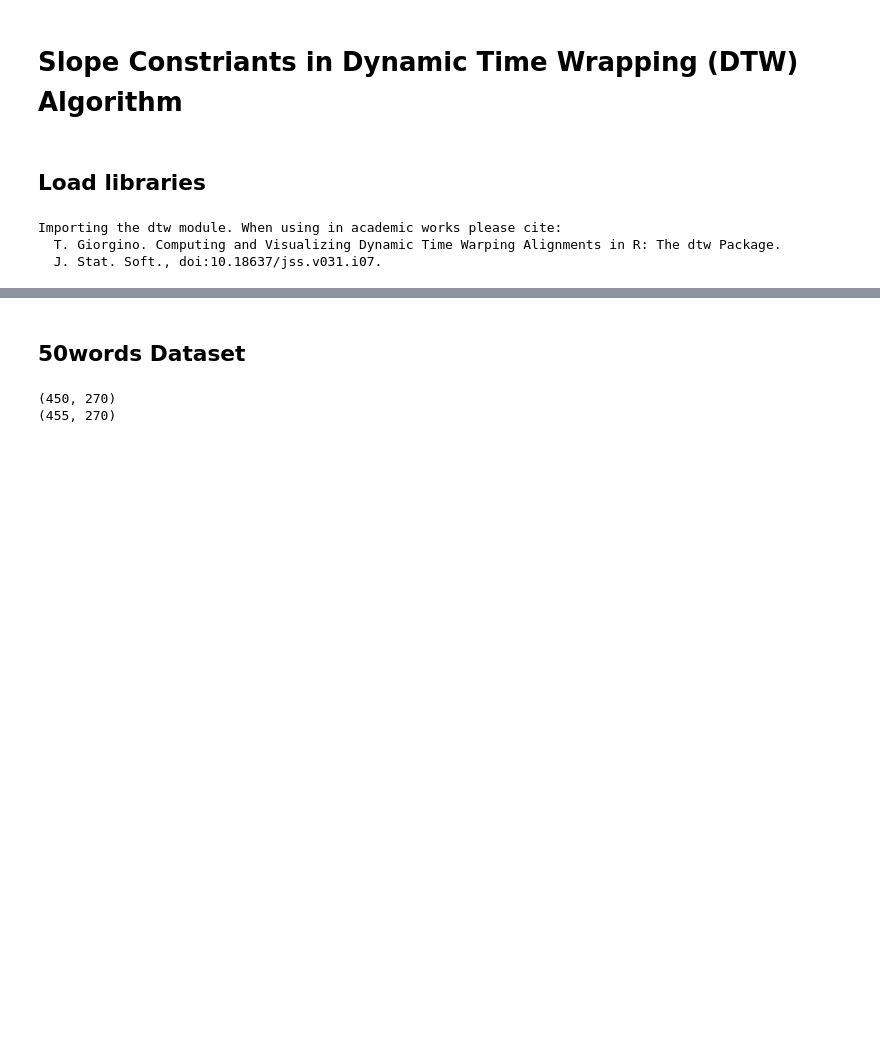
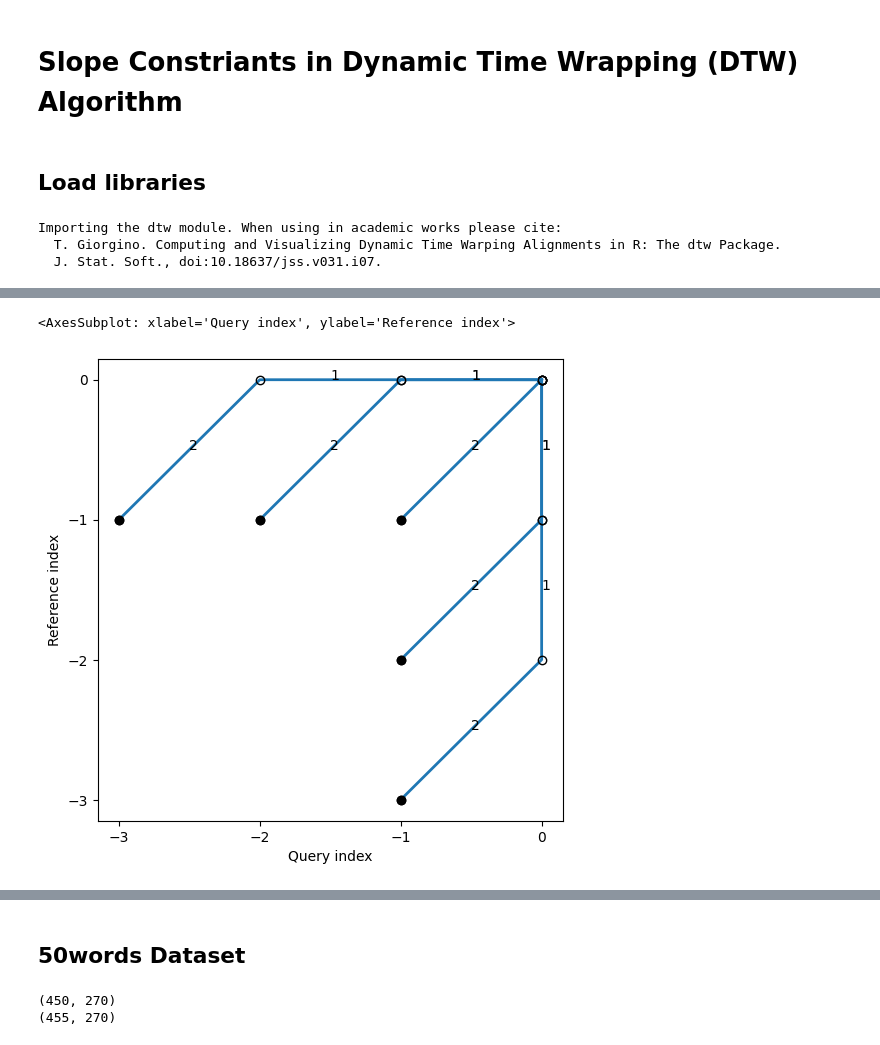
Before and after one commit to pakornyodkab/TimeSeriesFinalProject, a Jupyter notebook: slope_constrain_experiment.ipynb, the cells around one changed output, grey strips where cells are left out. Saved outputs shown, nothing was run; the diff lists cells and outputs as text; code cells hidden in the pictures; blank space fills up the shorter version.

```diff
--- a/slope_constrain_experiment.ipynb
+++ b/slope_constrain_experiment.ipynb
@@ -20,0 +31,5 @@ Importing the dtw module. When using in academic works please cite:
+# %%
+DTW_module.symmetricP05.plot()
+# %% [output]
+<AxesSubplot: xlabel='Query index', ylabel='Reference index'>
+[figure, added]
```
Also changed, not shown: parts of 120 cells of this notebook, 3 other files.
